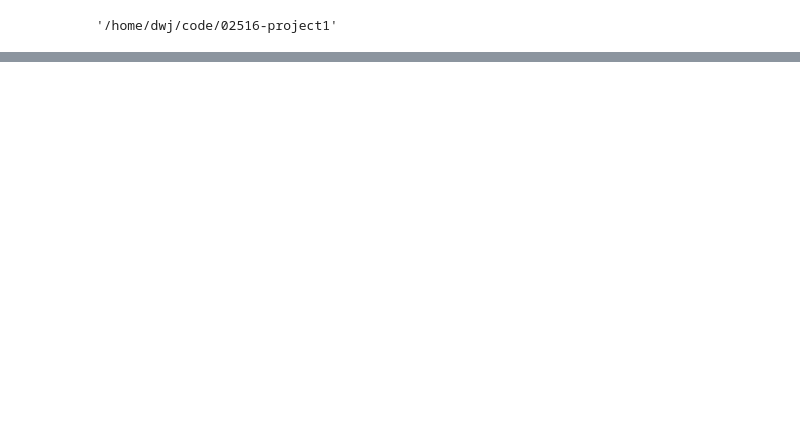
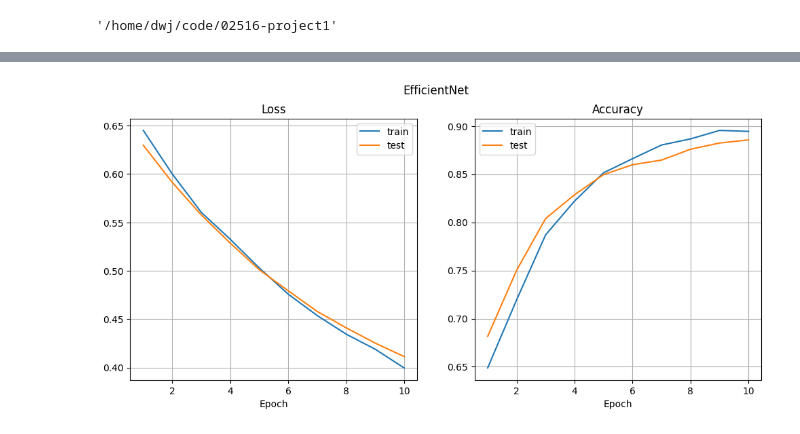
Before and after one commit to Lachrynier/02516-project1, a Jupyter notebook: notebooks/run.ipynb, the cells around one changed output, grey strips where cells are left out. Cells and saved outputs as stored; diff of their text form; code cells hidden in the pictures; blank space fills up the shorter version.

Commit message:
Implemented transfer learning with EfficientNet achieving 90.0% test accuracy

```diff
--- a/notebooks/run.ipynb
+++ b/notebooks/run.ipynb
@@ -18,0 +21,7 @@ train.train(model, optimizer, num_epochs=4, plot=True, save=True, restart=False)
+# %%
+model = models.EfficientNet()
+optimizer = torch.optim.Adam(model.parameters(), lr=1e-4)
+# %%
+train.train(model, optimizer, num_epochs=10, plot=True, save=True, restart=False, transform=model.get_transforms())
+# %% [output]
+[figure, added]
```
Also changed, not shown: parts of 4 cells of this notebook, 12 other files.
